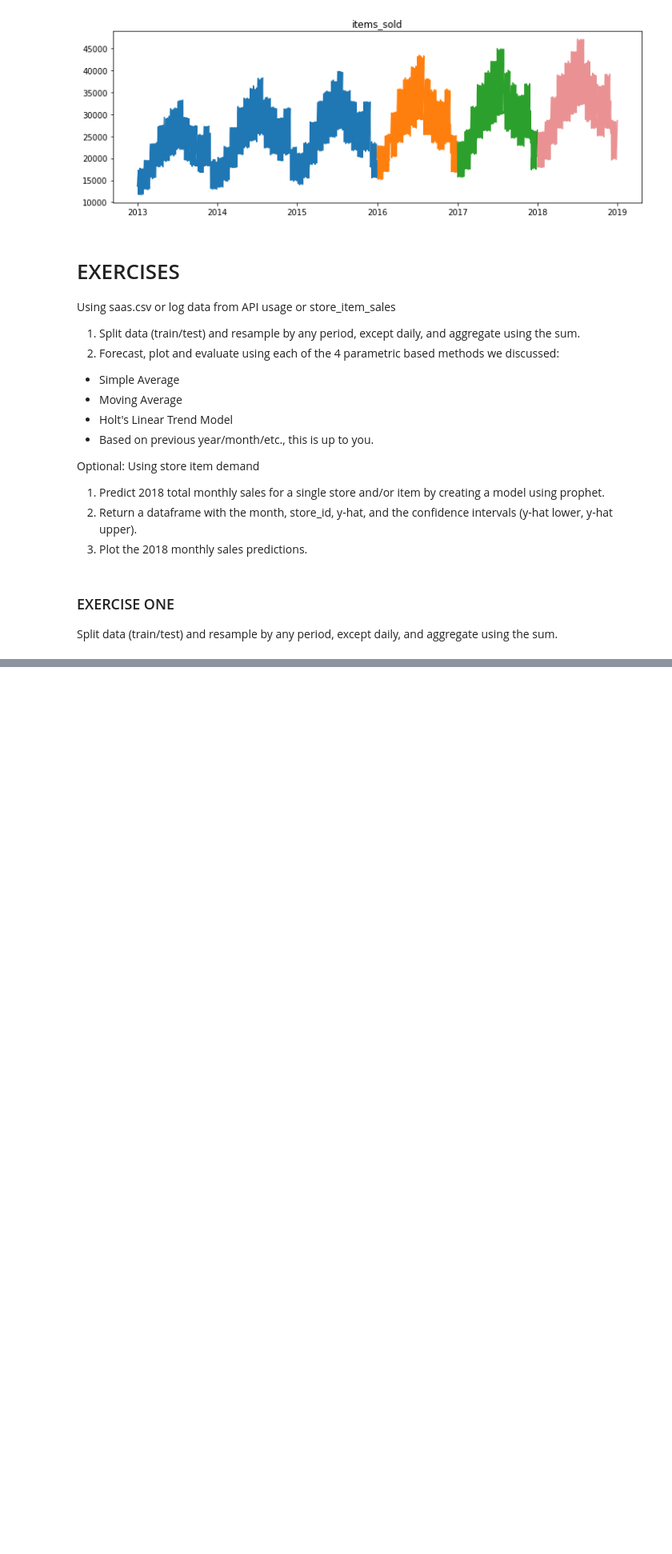
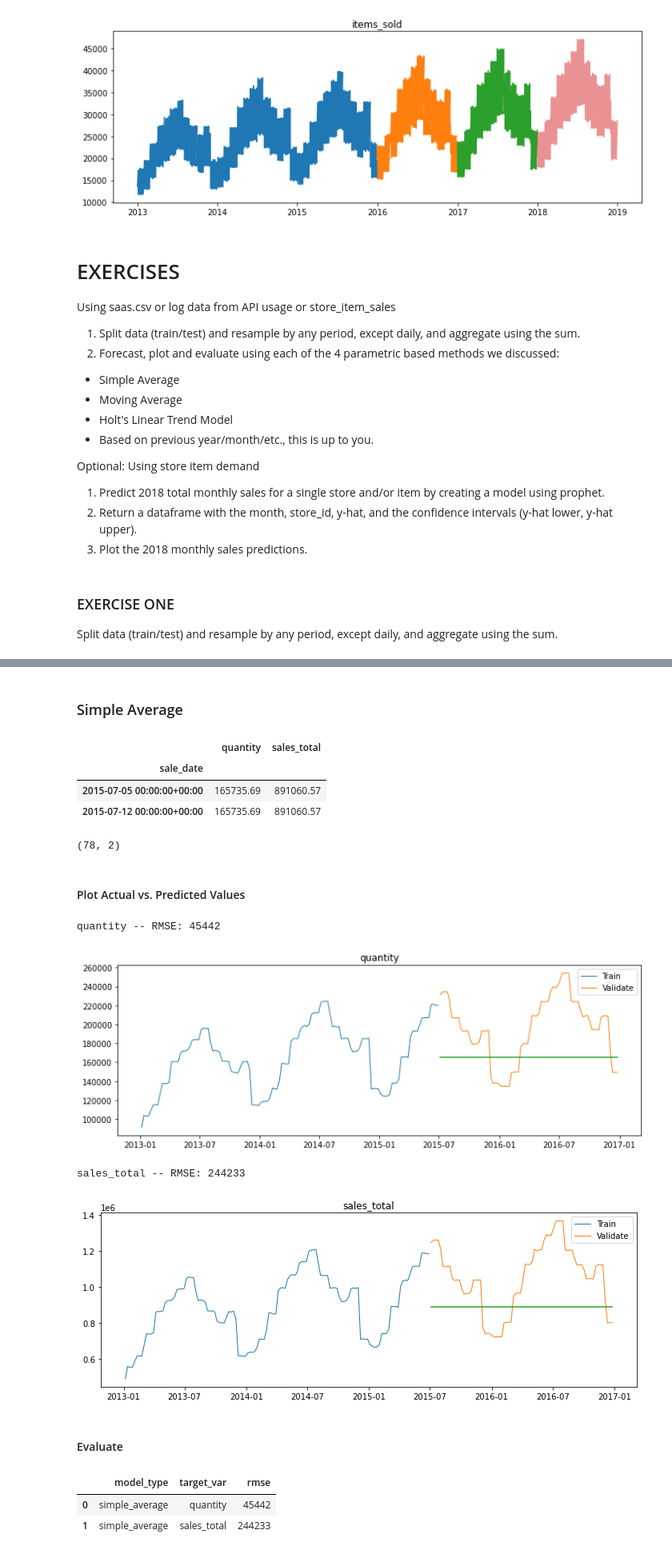
Before and after one commit to adam-gomez/time-series-exercises, a Jupyter notebook: model.ipynb, the cells around one changed output, grey strips where cells are left out. Shown at 80% size. Cells and saved outputs as stored; diff of their text form; code cells hidden in the pictures; blank space fills up the shorter version.

Commit message:
Working on time series modeling practice

```diff
--- a/model.ipynb
+++ b/model.ipynb
@@ -751,0 +826,2 @@ df.head()
+# %% [markdown]
+### Simple Average
@@ -751,0 +839,23 @@ df.head()
+# %%
+yhat_df.head(2)
+# %% [output]
+|  | quantity | sales_total |
+| sale_date |  |  |
+| 2015-07-05 00:00:00+00:00 | 165735.69 | 891060.57 |
+| 2015-07-12 00:00:00+00:00 | 165735.69 | 891060.57 |
+# %%
+yhat_df.shape
+# %% [output]
+(78, 2)
+# %% [markdown]
+#### Plot Actual vs. Predicted Values
+# %%
+for col in train.columns:
+    plot_and_eval(col)
+# %% [output]
+quantity -- RMSE: 45442
+[figure, added]
+sales_total -- RMSE: 244233
+[figure, added]
+# %% [markdown]
+#### Evaluate
@@ -751,0 +869,6 @@ df.head()
+# %%
+eval_df
+# %% [output]
+|  | model_type | target_var | rmse |
+| 0 | simple_average | quantity | 45442 |
+| 1 | simple_average | sales_total | 244233 |
```
Also changed, not shown: parts of 39 cells of this notebook, 1 other file.
